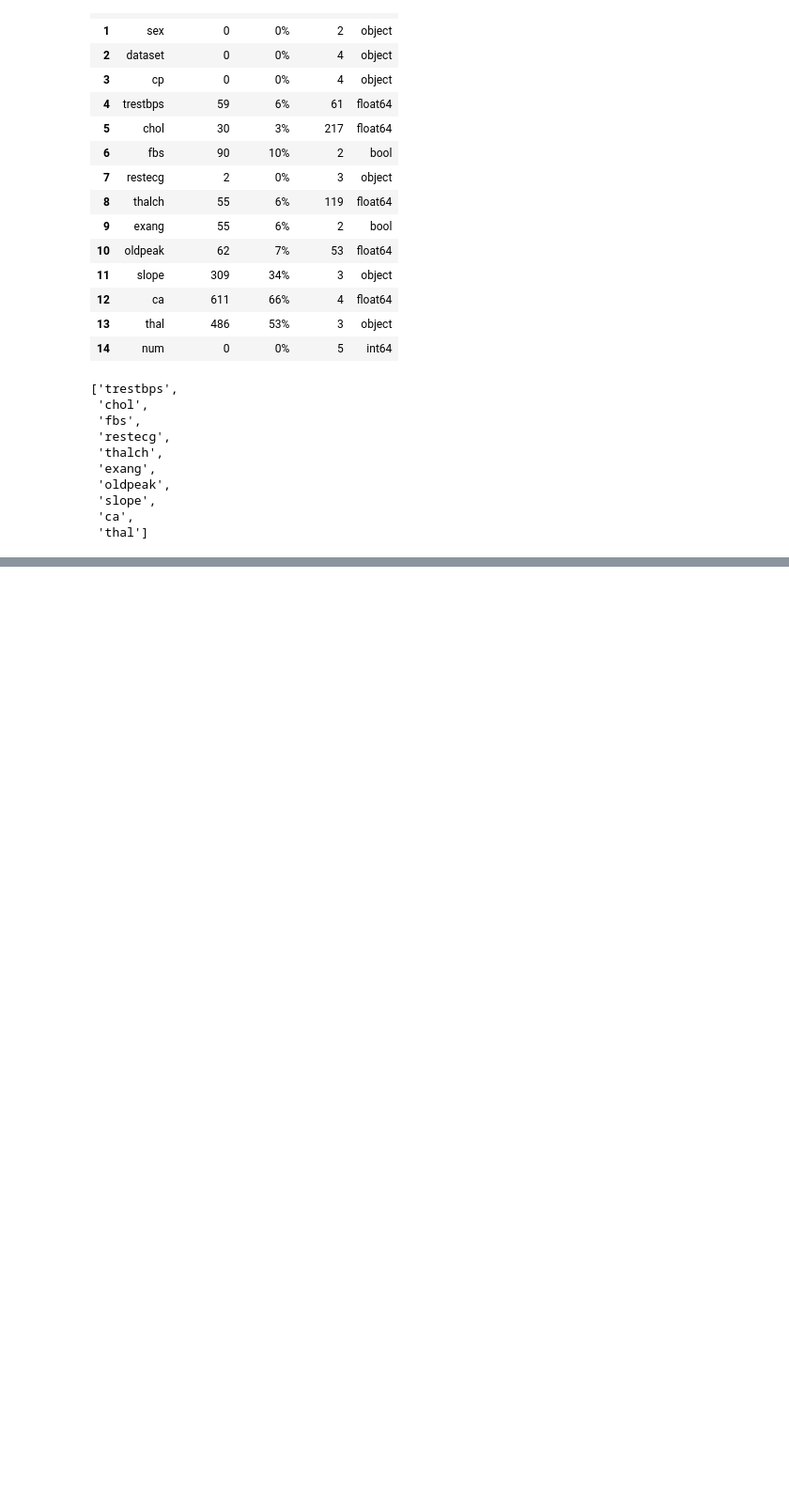
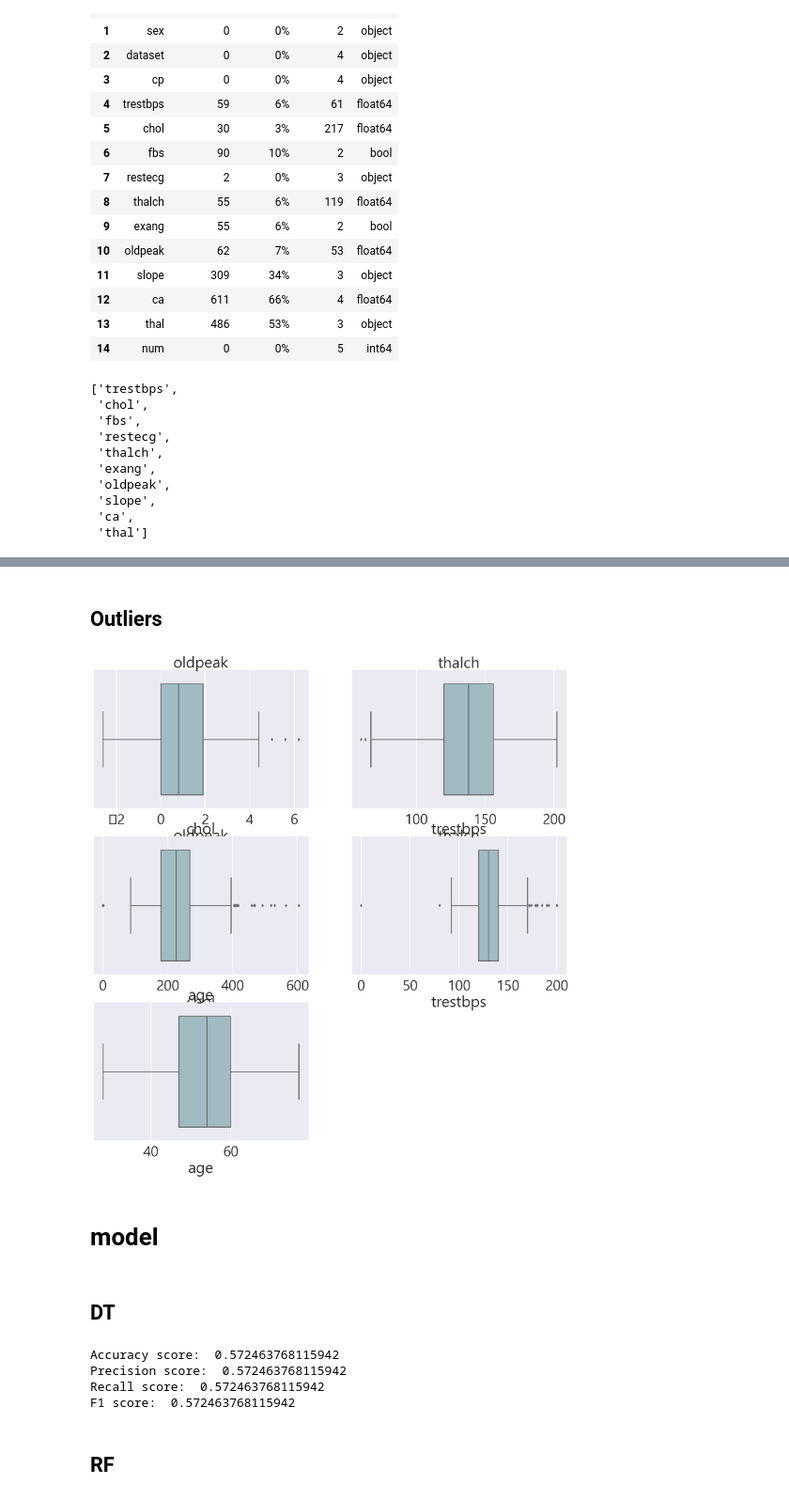
Before and after one commit to Pepi10/ML, a Jupyter notebook: ml_HeartDisease.ipynb, the cells around one changed output, grey strips where cells are left out. Shown at 94% size. Cells and saved outputs as stored; diff of their text form; code cells hidden in the pictures; blank space fills up the shorter version.

Commit message:
model

```diff
--- a/ml_HeartDisease.ipynb
+++ b/ml_HeartDisease.ipynb
@@ -603,9 +600,3 @@ missing_data_cols
 categorical_cols = ['thal', 'ca', 'slope', 'exang', 'restecg', 'fbs', 'cp', 'sex', 'num']
 bool_cols = ['fbs', 'exang']
 numeric_cols = ['oldpeak', 'thalch', 'chol', 'trestbps', 'age']
-# %%
-df_not_null = df[df['ca'].notnull()]
-X = df_not_null.drop('ca', axis=1)
-y = df_not_null['ca']
-
-other_missing_cols = [col for col in missing_data_cols if col != 'ca']
@@ -617,0 +746,9 @@ for col in X.columns:
+# %%
+for col in missing_data_cols:
+    print("Missing Values", col, ":", str(round((df[col].isnull().sum() / len(df)) * 100, 2))+"%")
+    if col in categorical_cols:
+        df[col] = impute_categorical_missing_data(col)
+    elif col in numeric_cols:
+        df[col] = impute_continuous_missing_data(col)
+    else:
+        pass
@@ -617,0 +792,14 @@ for col in X.columns:
+# %% [markdown]
+## Outliers
+# %%
+plt.figure(figsize=(20, 20))
+
+colors = '#9BBEC8'
+
+for i, col in enumerate(numeric_cols):
+    plt.subplot(3, 2, i+1)
+    sns.boxplot(x=df[col], color=colors)
+    plt.title(col)
+plt.show()
+# %% [output]
+[figure, added]
@@ -617,0 +821,34 @@ for col in X.columns:
+# %% [markdown]
+# model
+# %% [markdown]
+## DT
+# %%
+X = df.drop('num', axis=1)
+y = df['num']
+
+le = LabelEncoder()
+for col in X.columns:
+    if X[col].dtype == 'object' or X[col].dtype == 'category':
+        X[col] = le.fit_transform(X[col])
+
+
+# split the data into train and test sets
+X_train, X_test, y_train, y_test = train_test_split(X, y, test_size=0.3 , random_state=777)
+
+dt = DecisionTreeClassifier(max_depth=5, random_state=42)
+dt.fit(X_train, y_train)
+
+# predict the test data
+y_pred = dt.predict(X_test)
+
+print('Accuracy score: ', accuracy_score(y_test, y_pred))
+print('Precision score: ', precision_score(y_test, y_pred, average='micro'))
+print('Recall score: ', recall_score(y_test, y_pred, average='micro'))
+print('F1 score: ', f1_score(y_test, y_pred, average='micro'))
+# %% [output]
+Accuracy score:  0.572463768115942
+Precision score:  0.572463768115942
+Recall score:  0.572463768115942
+F1 score:  0.572463768115942
+# %% [markdown]
+## RF
```
Also changed, not shown: parts of 22 cells of this notebook.
